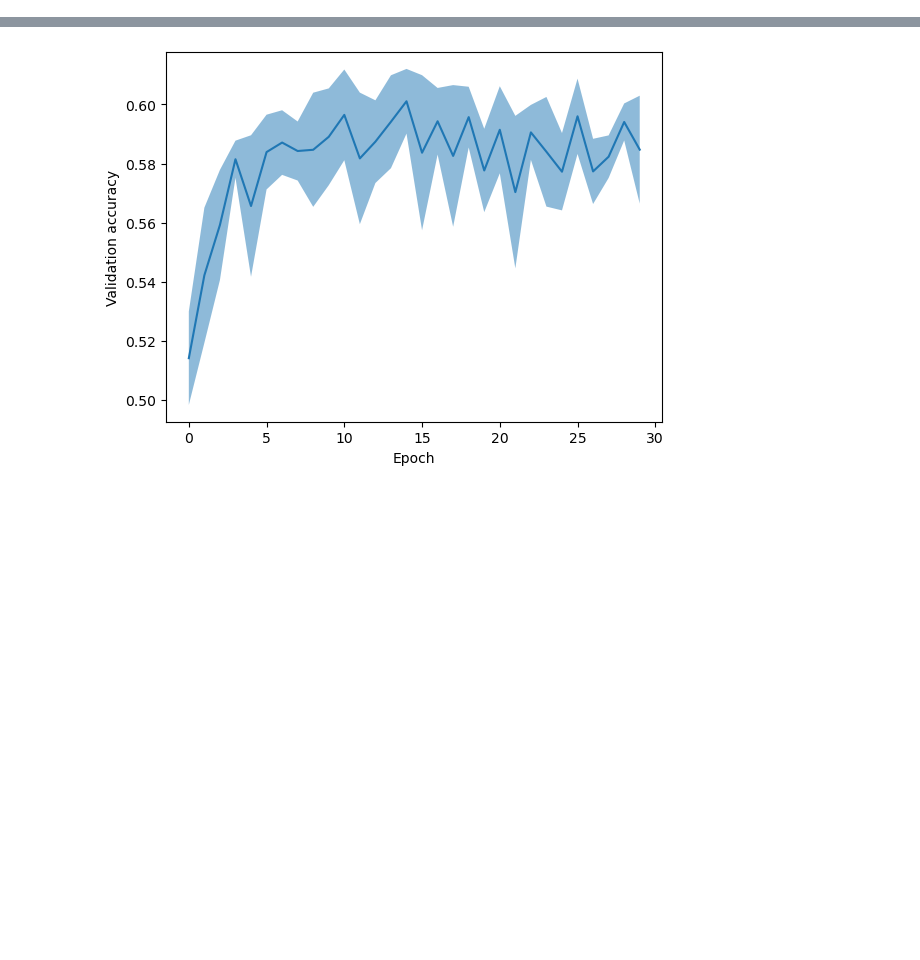
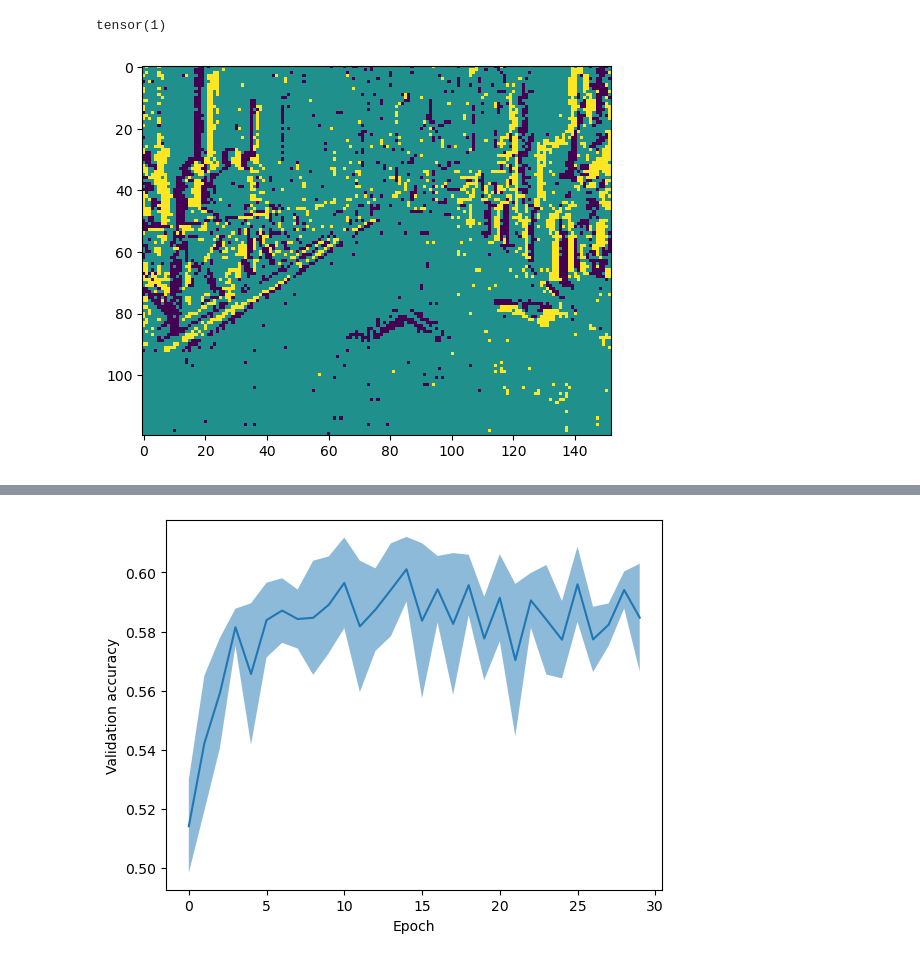
Before and after one commit to FabianSchubert/Bio-Inspired-Event-Based-Looming-Object-Detection-for-Automotive-Collision-Avoidance, a Jupyter notebook: class_img_resnet.ipynb, the cells around one changed output, grey strips where cells are left out. Drawn from its saved outputs; the diff is of its cells as text; code cells hidden in the pictures; blank space fills up the shorter version.

```diff
--- a/class_img_resnet.ipynb
+++ b/class_img_resnet.ipynb
@@ -20,15 +20,27 @@ import numpy as np
 # %%
 N_OUT = 3
 
-WIDTH, HEIGHT = 76, 60
+N_SUBDIV = 2
+
+WIDTH, HEIGHT = 304, 240
+WIDTH_TILE, HEIGHT_TILE = WIDTH//N_SUBDIV, HEIGHT//N_SUBDIV
 
 transform = v2.Compose([
-    v2.RandomResizedCrop((HEIGHT, WIDTH), scale=(0.8, 1.0)),
+    v2.RandomResizedCrop((HEIGHT_TILE, WIDTH_TILE), scale=(1.0, 1.0)),
     v2.RandomHorizontalFlip(),
 ])
 
-dataset_train = AtisImageDataset('data/balanced_pruned/train_a_td.npy', 'data/balanced_pruned/train_a_bbox.npy', WIDTH, HEIGHT, transform=transform, dt_microsecs=100000.)
-dataset_test = AtisImageDataset('data/balanced_pruned/test_a_td.npy', 'data/balanced_pruned/test_a_bbox.npy', WIDTH, HEIGHT, dt_microsecs=100000.)
+dataset_train = AtisImageDataset(f'data/box_events/{N_SUBDIV}_tiles/train_a/data_samples.npz', WIDTH_TILE, HEIGHT_TILE, transform=transform, dt_microsecs=100000.)
+dataset_test = AtisImageDataset(f'data/box_events/{N_SUBDIV}_tiles/test_a/data_samples.npz', WIDTH_TILE, HEIGHT_TILE, dt_microsecs=100000.)
 
 dataloader_train = DataLoader(dataset_train, batch_size=32, shuffle=True)
 dataloader_test = DataLoader(dataset_test, batch_size=32, shuffle=True)
+# %%
+img, label = next(iter(dataloader_train))
+
+plt.imshow(img[0].permute(1, 2, 0))
+print(label[0])
+plt.show()
+# %% [output]
+tensor(1)
+[figure, added]
```
Also changed, not shown: parts of 7 cells of this notebook, 13 other files.
